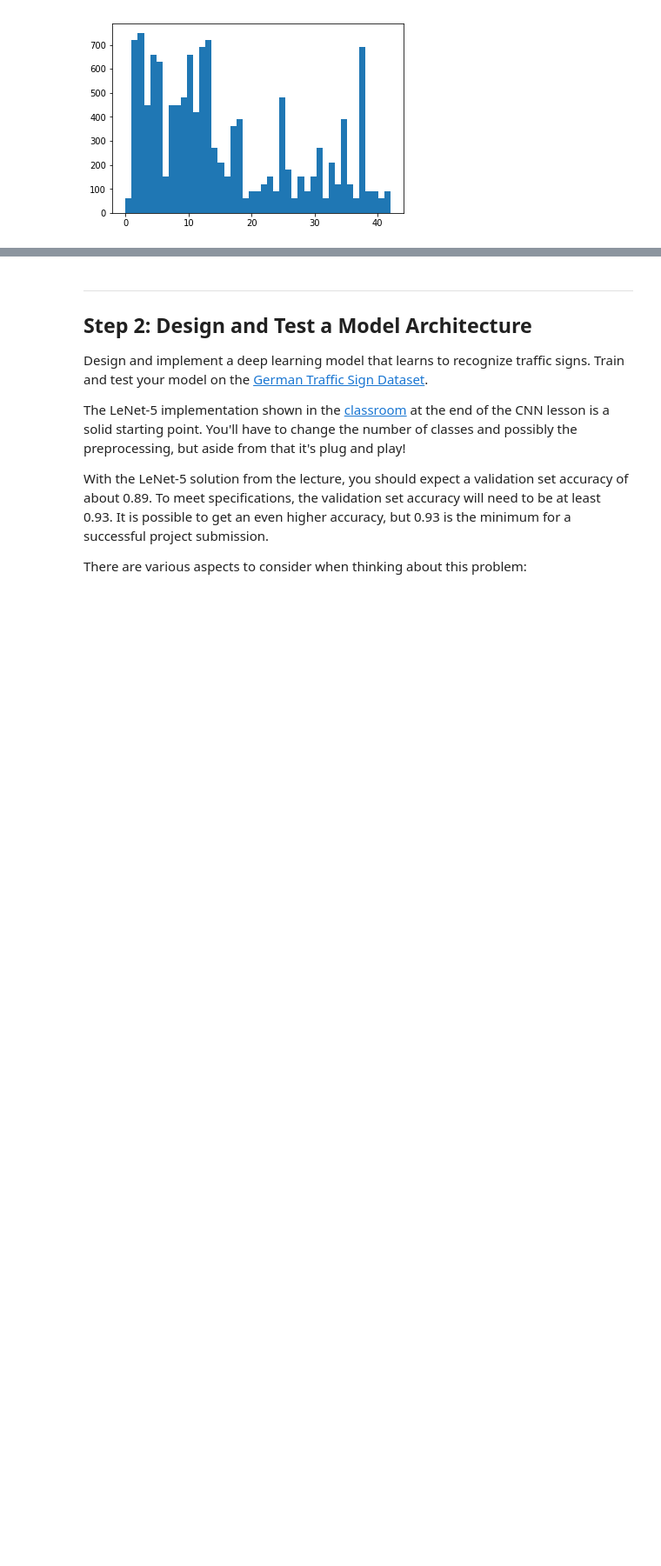
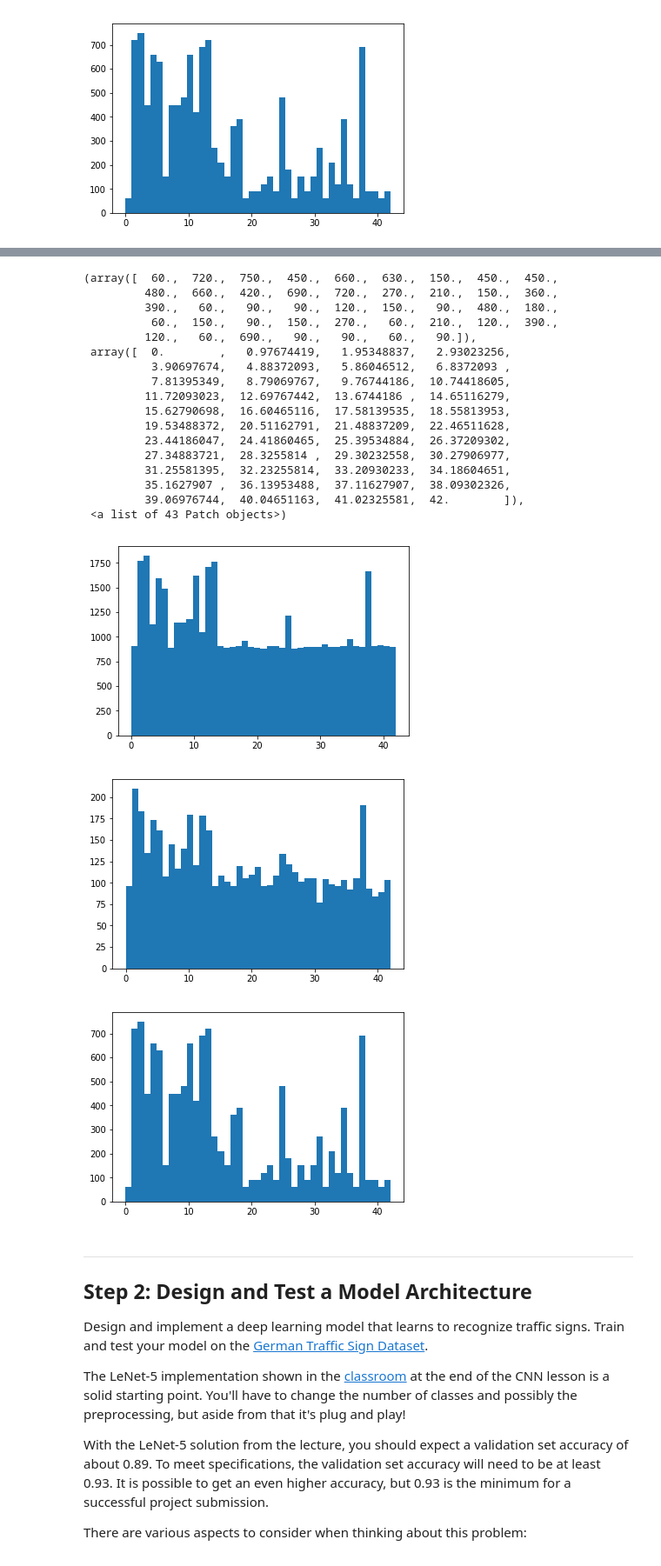
Before and after one commit to Quarke89/CarND-Traffic-Sign-Classifier-Project, a Jupyter notebook: Traffic_Sign_Classifier.ipynb, the cells around one changed output, grey strips where cells are left out. Shown at 87% size. Saved outputs shown, nothing was run; the diff lists cells and outputs as text; code cells hidden in the pictures; blank space fills up the shorter version.

```diff
--- a/Traffic_Sign_Classifier.ipynb
+++ b/Traffic_Sign_Classifier.ipynb
@@ -149,3 +224,32 @@ plt.hist(y_test,43)
+# %%
+
+plt.figure()
+plt.hist(y_train,43)
+plt.figure()
+plt.hist(y_valid,43)
+plt.figure()
+plt.hist(y_test,43)
+# %% [output]
+(array([  60.,  720.,  750.,  450.,  660.,  630.,  150.,  450.,  450.,
+         480.,  660.,  420.,  690.,  720.,  270.,  210.,  150.,  360.,
+         390.,   60.,   90.,   90.,  120.,  150.,   90.,  480.,  180.,
+          60.,  150.,   90.,  150.,  270.,   60.,  210.,  120.,  390.,
+         120.,   60.,  690.,   90.,   90.,   60.,   90.]),
+ array([  0.        ,   0.97674419,   1.95348837,   2.93023256,
+          3.90697674,   4.88372093,   5.86046512,   6.8372093 ,
+          7.81395349,   8.79069767,   9.76744186,  10.74418605,
+         11.72093023,  12.69767442,  13.6744186 ,  14.65116279,
+         15.62790698,  16.60465116,  17.58139535,  18.55813953,
+         19.53488372,  20.51162791,  21.48837209,  22.46511628,
+         23.44186047,  24.41860465,  25.39534884,  26.37209302,
+         27.34883721,  28.3255814 ,  29.30232558,  30.27906977,
+         31.25581395,  32.23255814,  33.20930233,  34.18604651,
+         35.1627907 ,  36.13953488,  37.11627907,  38.09302326,
+         39.06976744,  40.04651163,  41.02325581,  42.        ]),
+ <a list of 43 Patch objects>)
+[figure, added]
+[figure, added]
+[figure, added]
 # %% [markdown]
 ----
 
```
Also changed, not shown: parts of 14 cells of this notebook.
